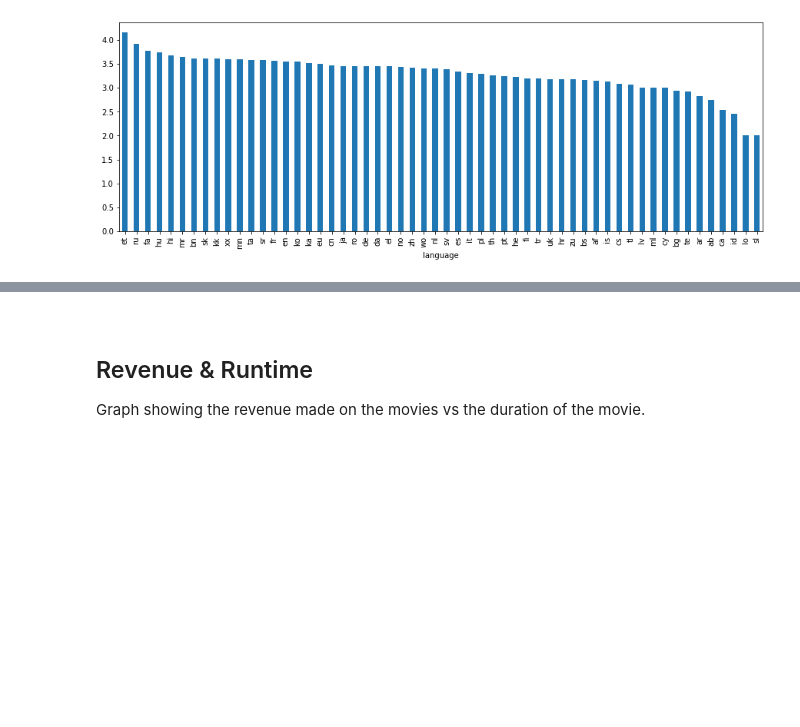
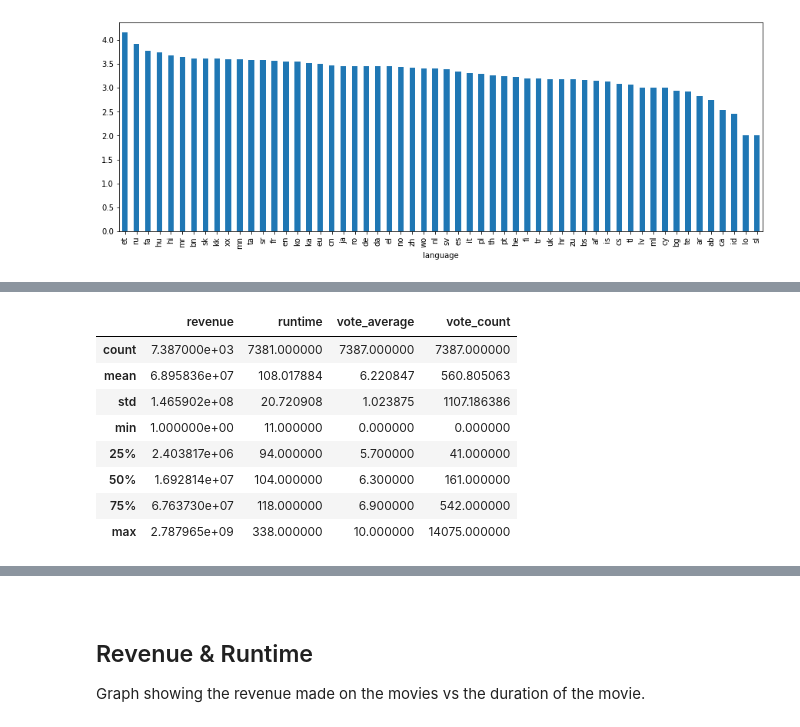
Before and after one commit to jacKlinc/film_dash, a Jupyter notebook: notebooks/1_movies-dashboard_an.ipynb, the cells around one changed output, grey strips where cells are left out. Drawn from its saved outputs; the diff is of its cells as text; code cells hidden in the pictures; blank space fills up the shorter version.

```diff
--- a/notebooks/1_movies-dashboard_an.ipynb
+++ b/notebooks/1_movies-dashboard_an.ipynb
@@ -126,0 +62,12 @@ country_scores.sort_values(ascending=False).plot.bar(figsize=(15,5))
+# %%
+movies.describe()
+# %% [output]
+|  | revenue | runtime | vote_average | vote_count |
+| count | 7.387000e+03 | 7381.000000 | 7387.000000 | 7387.000000 |
+| mean | 6.895836e+07 | 108.017884 | 6.220847 | 560.805063 |
+| std | 1.465902e+08 | 20.720908 | 1.023875 | 1107.186386 |
+| min | 1.000000e+00 | 11.000000 | 0.000000 | 0.000000 |
+| 25% | 2.403817e+06 | 94.000000 | 5.700000 | 41.000000 |
+| 50% | 1.692814e+07 | 104.000000 | 6.300000 | 161.000000 |
+| 75% | 6.763730e+07 | 118.000000 | 6.900000 | 542.000000 |
+| max | 2.787965e+09 | 338.000000 | 10.000000 | 14075.000000 |
```
Also changed, not shown: parts of 36 cells of this notebook, 1 other file.
